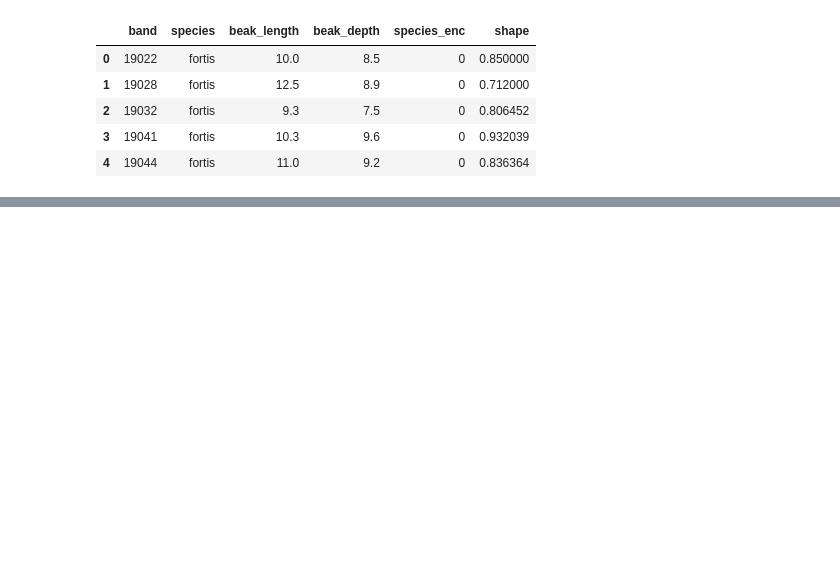
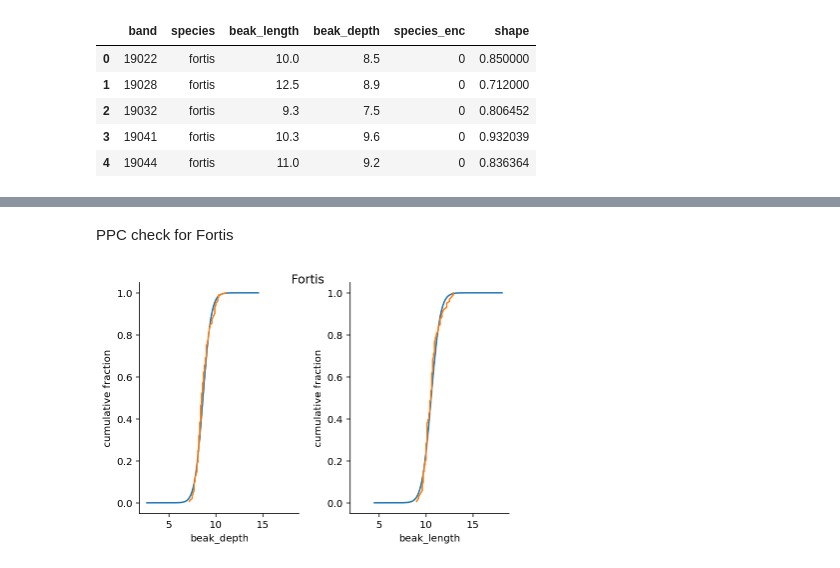
Before and after one commit to ericmjl/bayesian-stats-modelling-tutorial, a Jupyter notebook: notebooks/bonus-exploration-finches.ipynb, the cells around one changed output, grey strips where cells are left out. Cells and saved outputs as stored; diff of their text form; code cells hidden in the pictures; blank space fills up the shorter version.

```diff
--- a/notebooks/bonus-exploration-finches.ipynb
+++ b/notebooks/bonus-exploration-finches.ipynb
@@ -107,0 +111,23 @@ samples
+# %% [markdown]
+PPC check for Fortis
+# %%
+fig = plt.figure()
+ax1 = fig.add_subplot(121)
+ax2 = fig.add_subplot(122, sharex=ax1)
+
+def plot_ppc_data(samples, df, idxs, column, ax):
+    x, y = ECDF(samples[column][:, idxs].flatten())
+    ax.plot(x, y, label='ppc')
+    x, y = ECDF(df.iloc[idxs][column])
+    ax.plot(x, y, label='data')
+    ax.set_xlabel(column)
+    ax.set_ylabel('cumulative fraction')
+    return ax
+
+ax1 = plot_ppc_data(samples, df, fortis_idx, 'beak_depth', ax1)
+ax2 = plot_ppc_data(samples, df, fortis_idx, 'beak_length', ax2)
+
+fig.suptitle('Fortis')
+plt.tight_layout()
+# %% [output]
+[figure, added]
```
Also changed, not shown: parts of 18 cells of this notebook.
